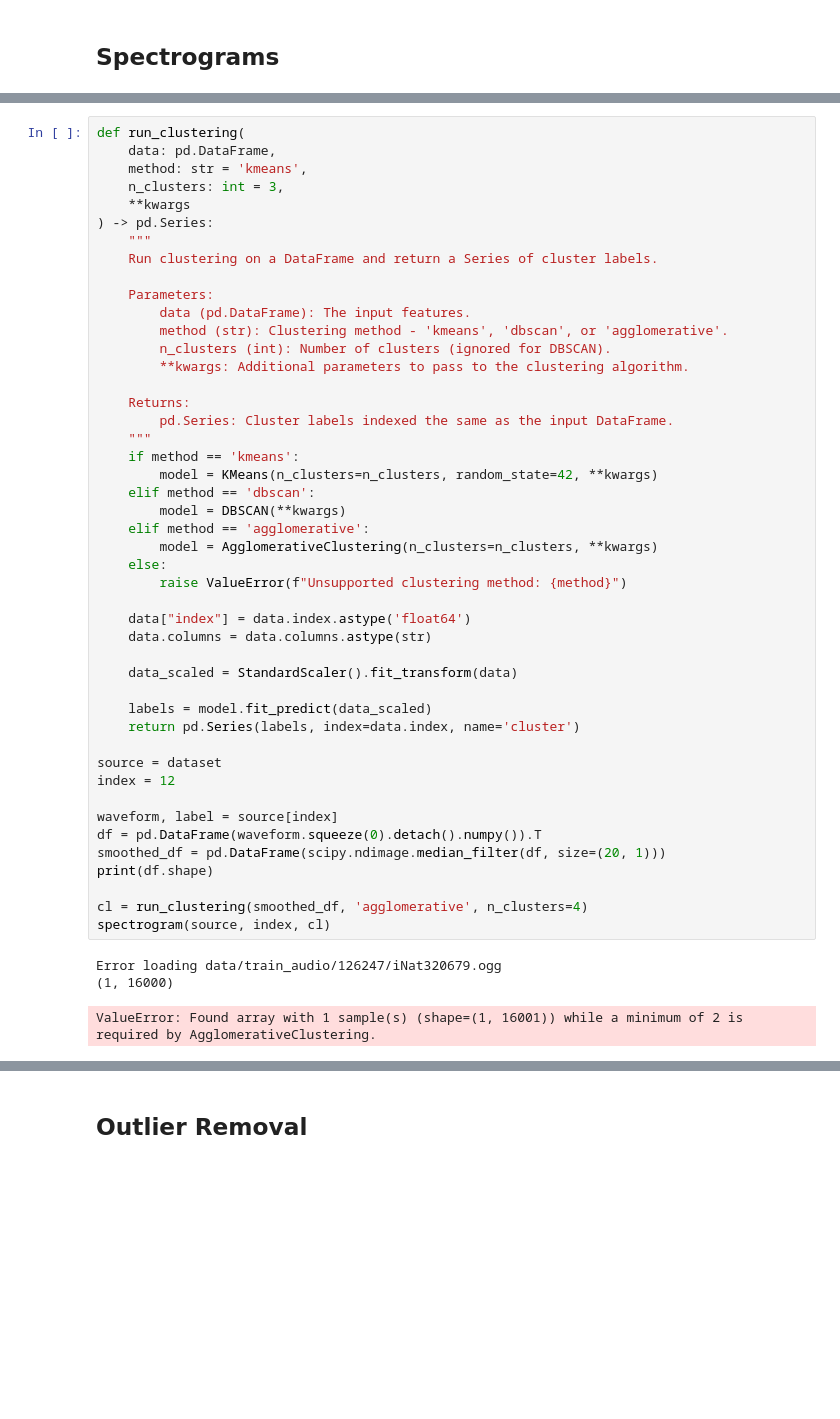
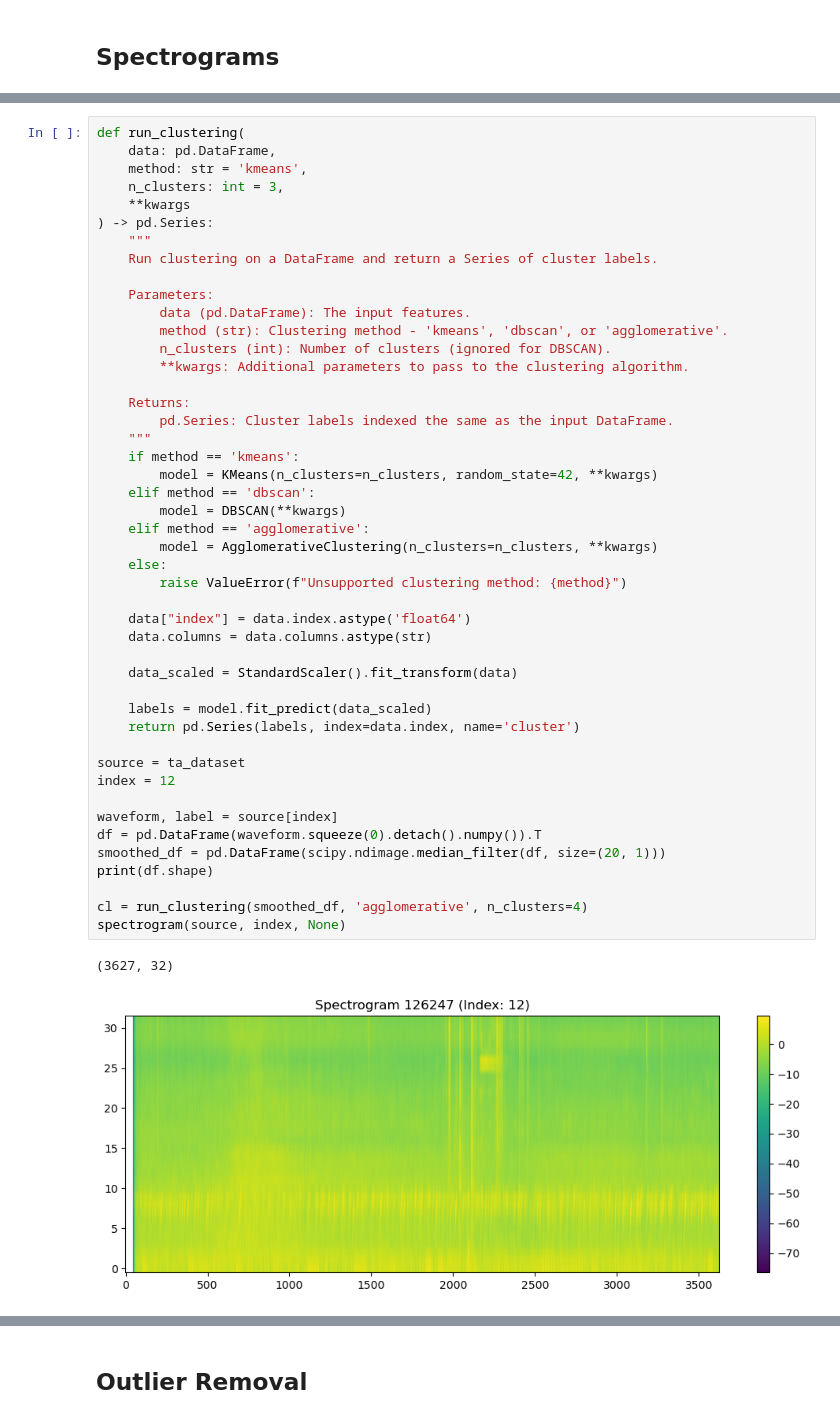
Before and after one commit to quercia-dev/birdclef2025, a Jupyter notebook: 01_Exploratory.ipynb, the cells around one changed output, grey strips where cells are left out. Saved outputs shown, nothing was run; the diff lists cells and outputs as text; blank space fills up the shorter version.

```diff
--- a/01_Exploratory.ipynb
+++ b/01_Exploratory.ipynb
@@ -190,35 +188,34 @@ def run_clustering(
 
     Returns:
         pd.Series: Cluster labels indexed the same as the input DataFrame.
     """
     if method == 'kmeans':
         model = KMeans(n_clusters=n_clusters, random_state=42, **kwargs)
     elif method == 'dbscan':
         model = DBSCAN(**kwargs)
     elif method == 'agglomerative':
         model = AgglomerativeClustering(n_clusters=n_clusters, **kwargs)
     else:
         raise ValueError(f"Unsupported clustering method: {method}")
 
     data["index"] = data.index.astype('float64')
     data.columns = data.columns.astype(str)
 
     data_scaled = StandardScaler().fit_transform(data)
 
     labels = model.fit_predict(data_scaled)
     return pd.Series(labels, index=data.index, name='cluster')
 
-source = dataset
+source = ta_dataset
 index = 12
 
 waveform, label = source[index]
 df = pd.DataFrame(waveform.squeeze(0).detach().numpy()).T
 smoothed_df = pd.DataFrame(scipy.ndimage.median_filter(df, size=(20, 1)))
 print(df.shape)
 
 cl = run_clustering(smoothed_df, 'agglomerative', n_clusters=4)
-spectrogram(source, index, cl)
+spectrogram(source, index, None)
 # %% [output]
-Error loading data/train_audio/126247/iNat320679.ogg
-(1, 16000)
+(3627, 32)
-ValueError: Found array with 1 sample(s) (shape=(1, 16001)) while a minimum of 2 is required by AgglomerativeClustering.
+[figure, added]
```
Also changed, not shown: parts of 13 cells of this notebook, 2 other files.
